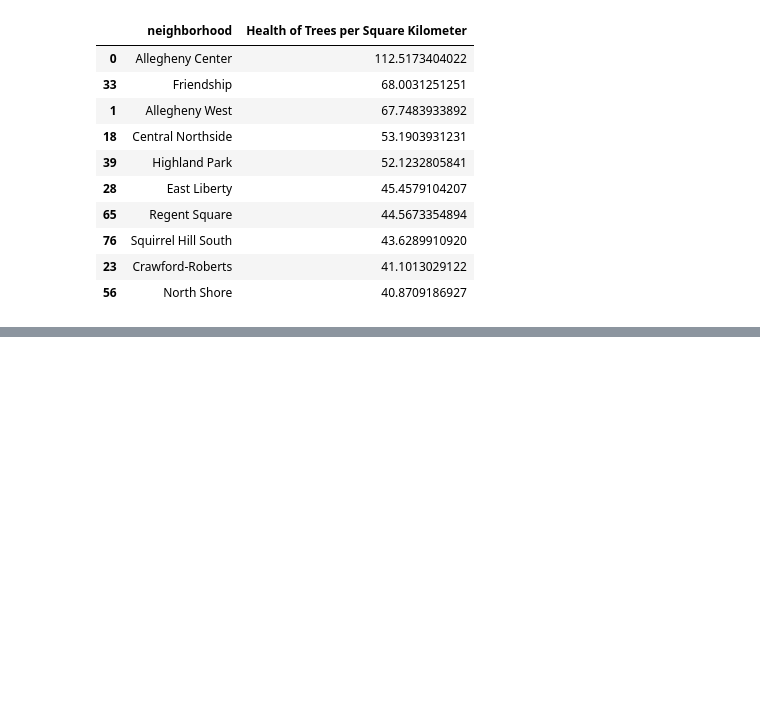
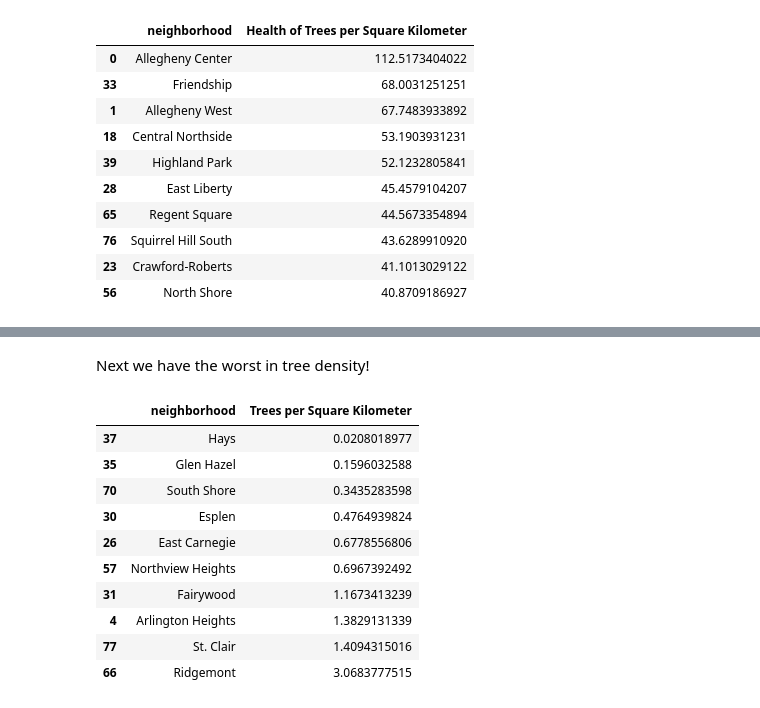
Before and after one commit to AndyDobrowolski/0010FinalProject, a Jupyter notebook: Anderis.ipynb, the cells around one changed output, grey strips where cells are left out. Saved outputs shown, nothing was run; the diff lists cells and outputs as text; code cells hidden in the pictures; blank space fills up the shorter version.

```diff
--- a/Anderis.ipynb
+++ b/Anderis.ipynb
@@ -186,0 +276,16 @@ Allegheny Center is the best neighborhood based on The health of its trees, and
+# %% [markdown]
+Next we have the worst in tree density!
+# %%
+merged2[['neighborhood','Trees per Square Kilometer']].sort_values(by='Trees per Square Kilometer', ascending=True).head(10)
+# %% [output]
+|  | neighborhood | Trees per Square Kilometer |
+| 37 | Hays | 0.0208018977 |
+| 35 | Glen Hazel | 0.1596032588 |
+| 70 | South Shore | 0.3435283598 |
+| 30 | Esplen | 0.4764939824 |
+| 26 | East Carnegie | 0.6778556806 |
+| 57 | Northview Heights | 0.6967392492 |
+| 31 | Fairywood | 1.1673413239 |
+| 4 | Arlington Heights | 1.3829131339 |
+| 77 | St. Clair | 1.4094315016 |
+| 66 | Ridgemont | 3.0683777515 |
```
Also changed, not shown: parts of 22 cells of this notebook.
